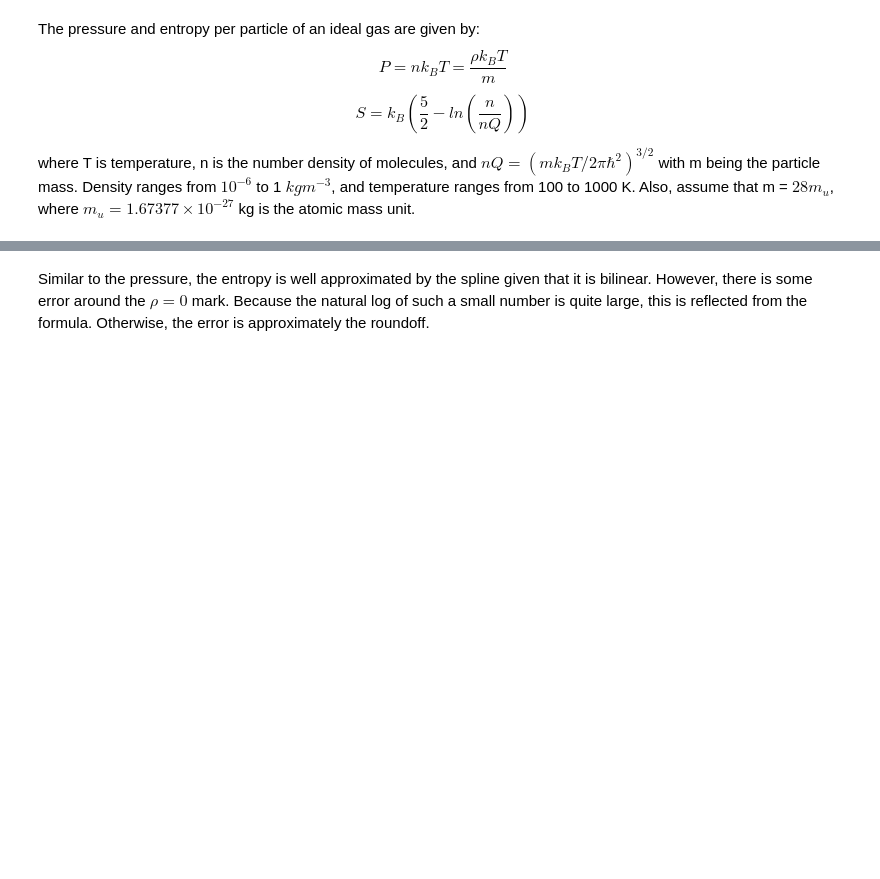
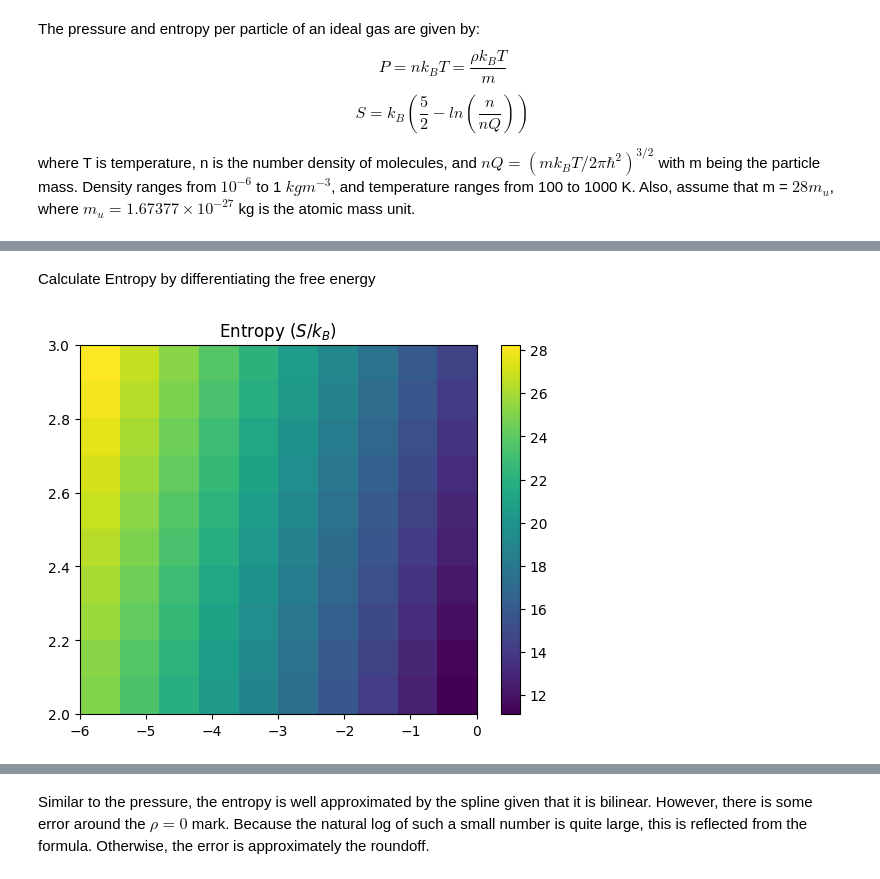
Before and after one commit to LFW25/PHYS512-Computational_Physics, a Jupyter notebook: Assignments/A1.ipynb, the cells around one changed output, grey strips where cells are left out. Cells and saved outputs as stored; diff of their text form; code cells hidden in the pictures; blank space fills up the shorter version.

```diff
--- a/Assignments/A1.ipynb
+++ b/Assignments/A1.ipynb
@@ -454,0 +297,15 @@ plt.colorbar()
+# %% [markdown]
+Calculate Entropy by differentiating the free energy
+# %%
+# Interpolation
+energy_interpolator = sp.interpolate.RectBivariateSpline(temp_array, coarse_density_array, coarse_free_energy_grid)
+partial_entropy = energy_interpolator.partial_derivative(1, 0)
+
+# Plotting
+plt.clf()
+plt.imshow(partial_entropy(temp_array, coarse_density_array) / (10.0**coarse_temp_grid * np.log(10) * kB) * -1.0, aspect='auto', origin='lower', extent=(coarse_density_array[0], coarse_density_array[-1], temp_array[0], temp_array[-1]), interpolation='none')
+plt.title(r'Entropy ($S/k_B$)')
+plt.colorbar()
+plt.show()
+# %% [output]
+[figure, added]
```
Also changed, not shown: parts of 22 cells of this notebook.
